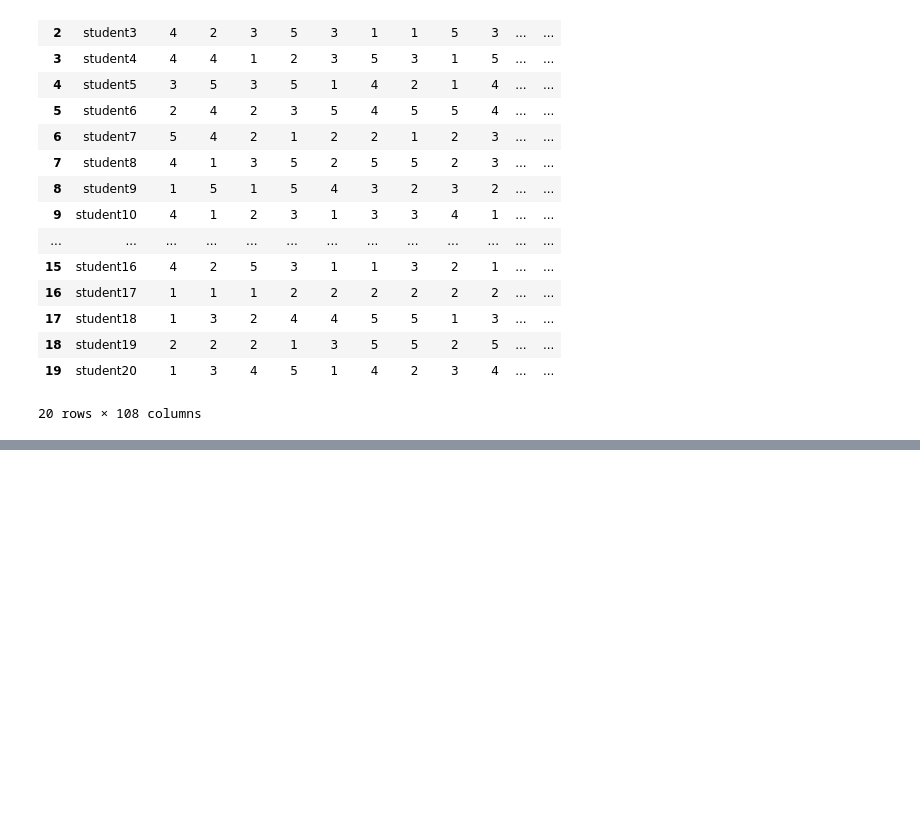
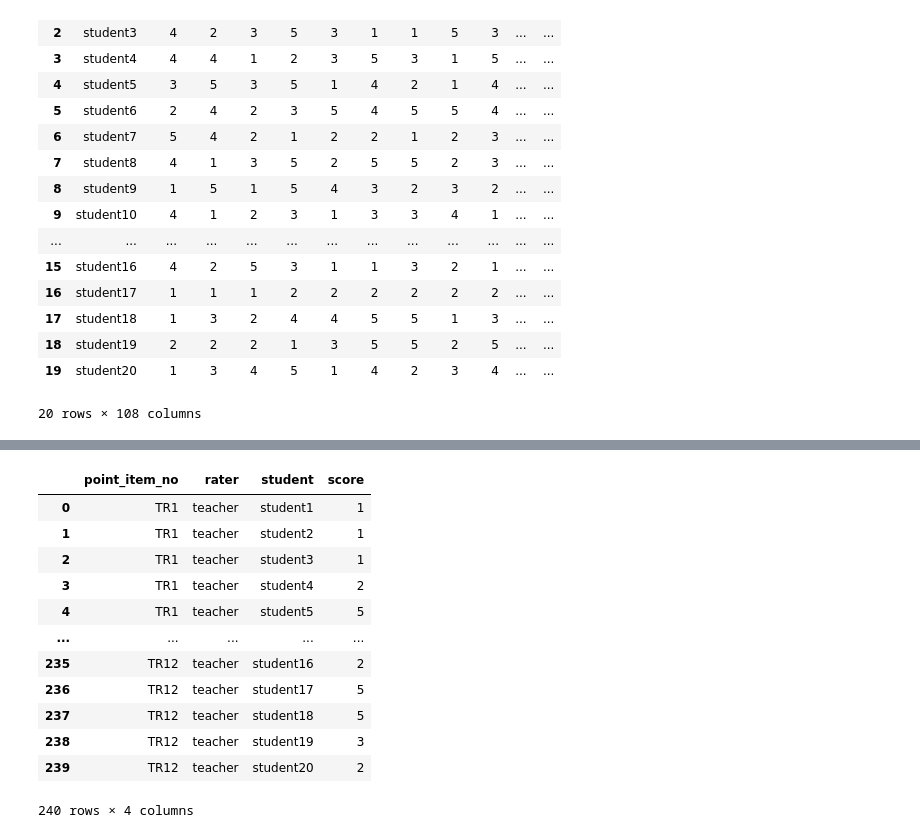
Before and after one commit to Byumin/peer, a Jupyter notebook: scoring.ipynb, the cells around one changed output, grey strips where cells are left out. Saved outputs shown, nothing was run; the diff lists cells and outputs as text; code cells hidden in the pictures; blank space fills up the shorter version.

```diff
--- a/scoring.ipynb
+++ b/scoring.ipynb
@@ -396,0 +744,22 @@ self_df
+# %%
+# 교사의 학생 평가 응답값 불러오기
+import pandas as pd
+import requests
+from io import BytesIO
+url = "https://raw.githubusercontent.com/Byumin/peer/refs/heads/item/student_evaluation_df.csv"
+student_evaluation_df = pd.read_csv(url)
+student_evaluation_df
+# %% [output]
+|  | point_item_no | rater | student | score |
+| 0 | TR1 | teacher | student1 | 1 |
+| 1 | TR1 | teacher | student2 | 1 |
+| 2 | TR1 | teacher | student3 | 1 |
+| 3 | TR1 | teacher | student4 | 2 |
+| 4 | TR1 | teacher | student5 | 5 |
+| ... | ... | ... | ... | ... |
+| 235 | TR12 | teacher | student16 | 2 |
+| 236 | TR12 | teacher | student17 | 5 |
+| 237 | TR12 | teacher | student18 | 5 |
+| 238 | TR12 | teacher | student19 | 3 |
+| 239 | TR12 | teacher | student20 | 2 |
+240 rows × 4 columns
```
Also changed, not shown: parts of 25 cells of this notebook, 4 other files.
